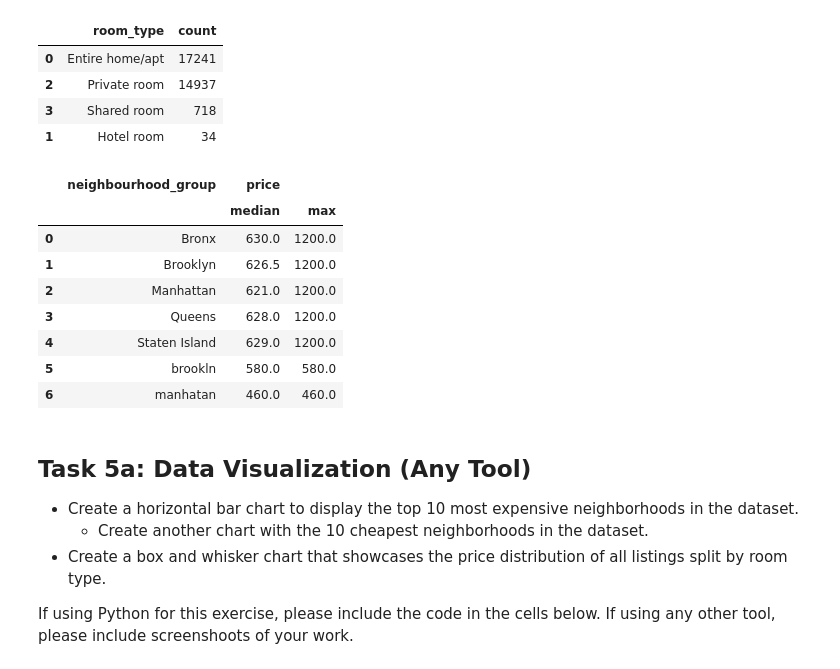
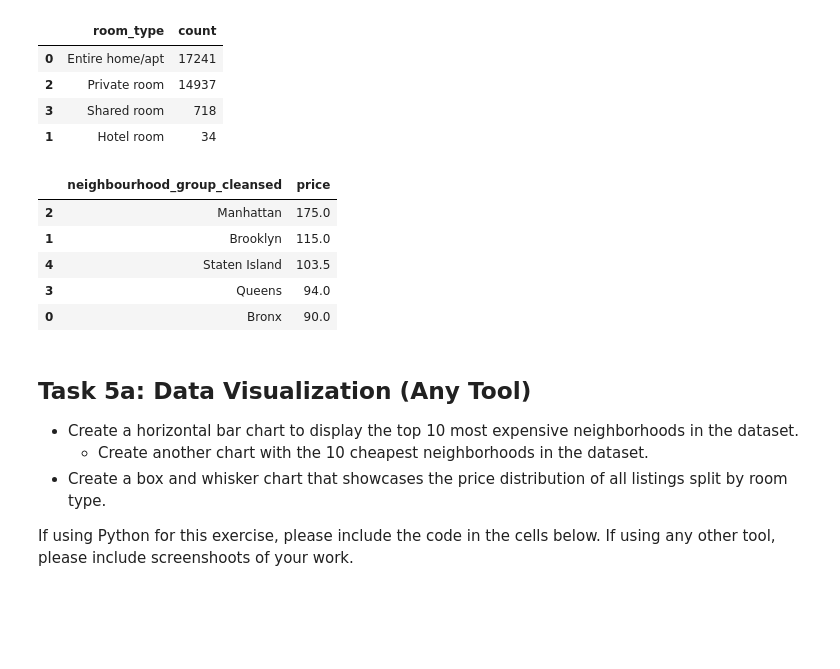
Before and after one commit to chrismouton/sb-dataanalytics, a Jupyter notebook: capstone/Capstone_Project_ChrisMouton.ipynb, the cells around one changed output. Cells and saved outputs as stored; diff of their text form; code cells hidden in the pictures; blank space fills up the shorter version.

```diff
--- a/capstone/Capstone_Project_ChrisMouton.ipynb
+++ b/capstone/Capstone_Project_ChrisMouton.ipynb
@@ -184,6 +174,3 @@ impute_missing_values(["price", "days_booked", "minimum_nights"], "neighbourhood
-# %%
-# Attempt to fill in the calculated hosted listing based on the count of the host_name
-airbnb_data["calculated_host_listings_count"] = airbnb_data["calculated_host_listings_count"].fillna(airbnb_data.groupby("host_name")["calculated_host_listings_count"].transform("count"))
 # %% [markdown]
 ## Task 3: Data Transformation (Any Tool)
 
@@ -195,7 +182,7 @@ airbnb_data["calculated_host_listings_count"] = airbnb_data["calculated_host_lis
 If using Python for this exercise, please include the code in the cells below. If using any other tool, please include screenshoots of your work.
 # %%
 ## Rename the column.
-airbnb_data.rename(columns={"availability 365": "days_booked"}, inplace=True)
+airbnb_data.rename(columns={"availability_365": "days_booked"}, inplace=True)
 # %%
 # Iterate through each column to build the new dictionary of amended names
 airbnb_data.columns = [column.replace(" ", "_") for column in airbnb_data.columns]
@@ -206,12 +193,16 @@ airbnb_data.columns = [column.replace(" ", "_") for column in airbnb_data.column
 # Only the following two columns need changing
 airbnb_data["price"] = airbnb_data["price"].str.replace("$", "")
 airbnb_data["price"] = airbnb_data["price"].str.replace(",", "")
-airbnb_data["service_fee"] = airbnb_data["service_fee"].str.replace("$", "")
-airbnb_data["service_fee"] = airbnb_data["service_fee"].str.replace(",", "")
+#airbnb_data["service_fee"] = airbnb_data["service_fee"].str.replace("$", "")
+#airbnb_data["service_fee"] = airbnb_data["service_fee"].str.replace(",", "")
 
 # The columns should only contain numbers, hence we can attempt the conversion
 airbnb_data["price"] = airbnb_data["price"].astype(float)
-airbnb_data["service_fee"] = airbnb_data["service_fee"].astype(float)
+#airbnb_data["service_fee"] = airbnb_data["service_fee"].astype(float)
 # %%
 # Change "room_type" column to category
 airbnb_data["room_type"] = airbnb_data.room_type.astype("category")
+# %%
+# Change "host_since" to date column, and then extract the year for later calculation
+airbnb_data["host_since"]= pd.to_datetime(airbnb_data["host_since"])
+airbnb_data["host_since_year"] = airbnb_data["host_since"].dt.year
@@ -244,17 +255,14 @@ airbnb_data.groupby("room_type")["cancellation_policy"].apply(lambda x: (x=="str
 | 1 | Hotel room | 34 |
 # %%
 ## List the prices by neighbourhood group and also mention which is the most expensive neighbourhood group for rentals
-airbnb_data.groupby("neighbourhood_group").agg({"price": ["median", "max"]}).reset_index()
+airbnb_data.groupby("neighbourhood_group_cleansed")[["price"]].median().reset_index().sort_values("price", ascending=False)
 # %% [output]
-|  | neighbourhood_group | price |  |
-|  |  | median | max |
-| 0 | Bronx | 630.0 | 1200.0 |
-| 1 | Brooklyn | 626.5 | 1200.0 |
-| 2 | Manhattan | 621.0 | 1200.0 |
-| 3 | Queens | 628.0 | 1200.0 |
-| 4 | Staten Island | 629.0 | 1200.0 |
-| 5 | brookln | 580.0 | 580.0 |
-| 6 | manhatan | 460.0 | 460.0 |
+|  | neighbourhood_group_cleansed | price |
+| 2 | Manhattan | 175.0 |
+| 1 | Brooklyn | 115.0 |
+| 4 | Staten Island | 103.5 |
+| 3 | Queens | 94.0 |
+| 0 | Bronx | 90.0 |
 # %% [markdown]
 ## Task 5a: Data Visualization (Any Tool)
 
```
Also changed, not shown: parts of 19 cells of this notebook.
